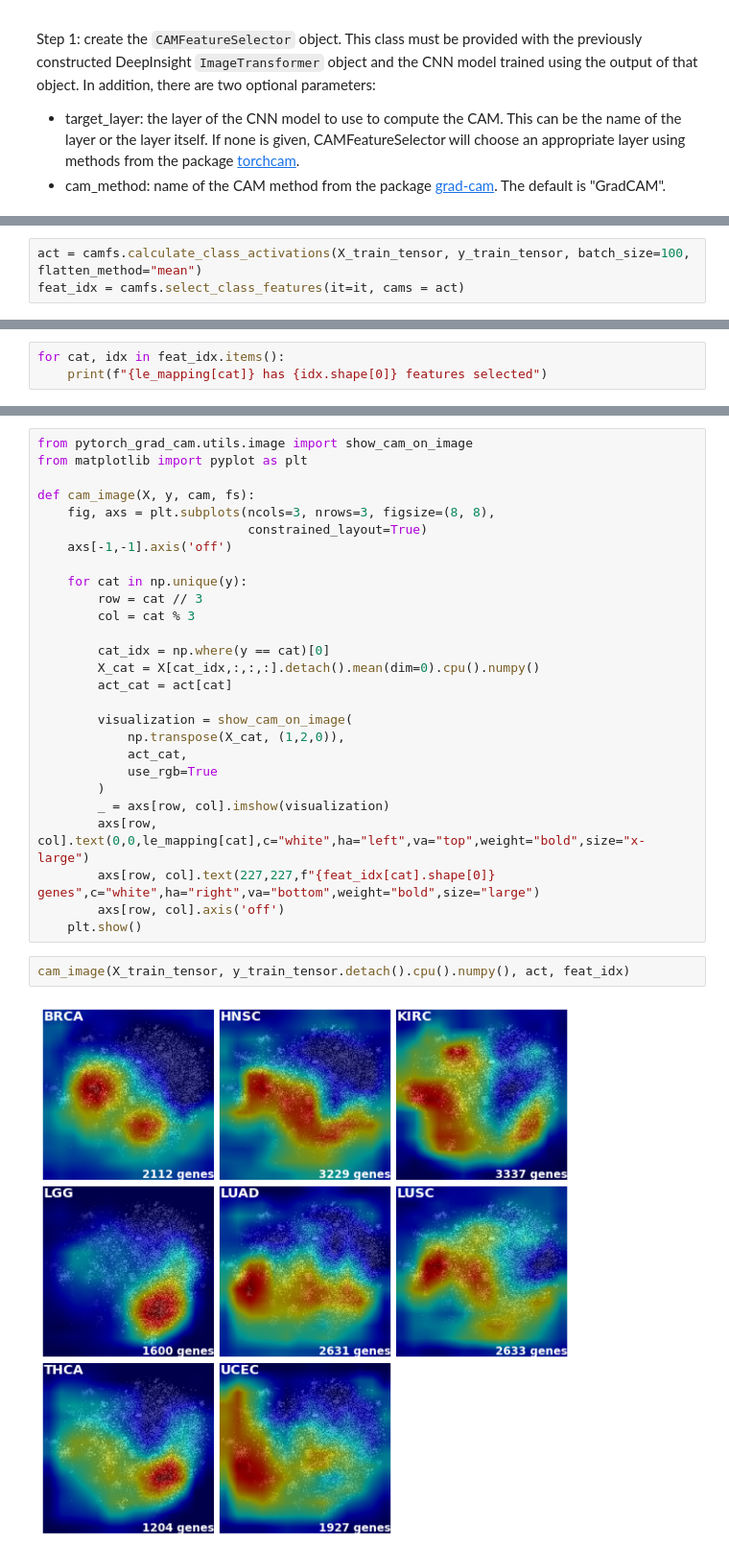
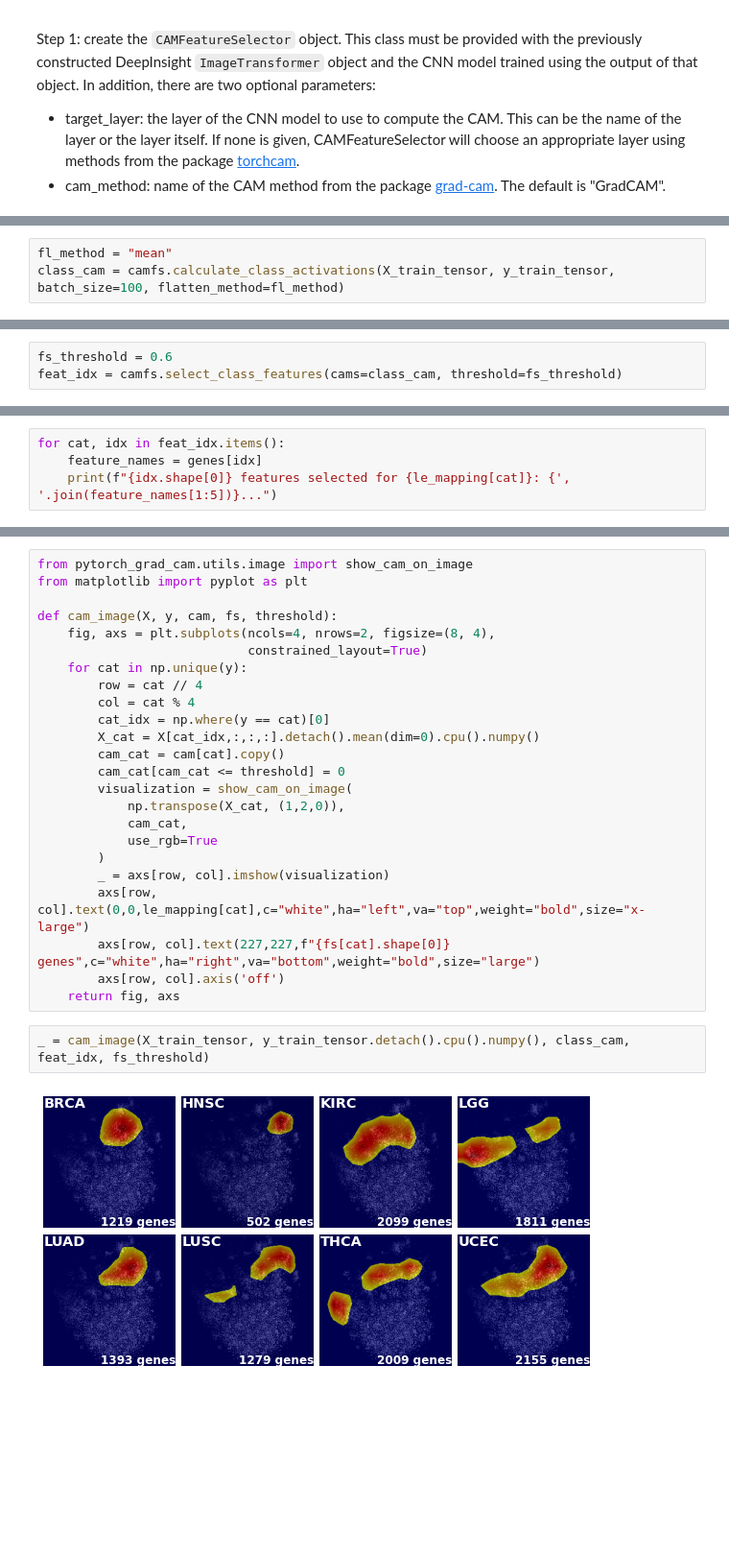
Before and after one commit to alok-ai-lab/pyDeepInsight, a Jupyter notebook: examples/cam_feature_selection.ipynb, the cells around one changed output, grey strips where cells are left out. Shown at 96% size. Drawn from its saved outputs; the diff is of its cells as text; blank space fills up the shorter version.

Commit message:
CAM Feature Selection class and example

```diff
--- a/examples/cam_feature_selection.ipynb
+++ b/examples/cam_feature_selection.ipynb
@@ -137,3 +146,3 @@ camfs = CAMFeatureSelector(model=net, it=it, )
 # %%
-act = camfs.calculate_class_activations(X_train_tensor, y_train_tensor, batch_size=100, flatten_method="mean")
-feat_idx = camfs.select_class_features(it=it, cams = act)
+fl_method = "mean"
+class_cam = camfs.calculate_class_activations(X_train_tensor, y_train_tensor, batch_size=100, flatten_method=fl_method)
@@ -139,0 +151,3 @@ feat_idx = camfs.select_class_features(it=it, cams = act)
+# %%
+fs_threshold = 0.6
+feat_idx = camfs.select_class_features(cams=class_cam, threshold=fs_threshold)
@@ -140,4 +156,5 @@ feat_idx = camfs.select_class_features(it=it, cams = act)
 # %%
 for cat, idx in feat_idx.items():
-    print(f"{le_mapping[cat]} has {idx.shape[0]} features selected")
+    feature_names = genes[idx]
+    print(f"{idx.shape[0]} features selected for {le_mapping[cat]}: {', '.join(feature_names[1:5])}...")
 # %% [output]
@@ -153,30 +172,27 @@ UCEC has 2564 features selected
 from pytorch_grad_cam.utils.image import show_cam_on_image
 from matplotlib import pyplot as plt
 
-def cam_image(X, y, cam, fs):
-    fig, axs = plt.subplots(ncols=3, nrows=3, figsize=(8, 8),
+def cam_image(X, y, cam, fs, threshold):
+    fig, axs = plt.subplots(ncols=4, nrows=2, figsize=(8, 4),
                             constrained_layout=True)
-    axs[-1,-1].axis('off')
-
     for cat in np.unique(y):
-        row = cat // 3
-        col = cat % 3
-
+        row = cat // 4
+        col = cat % 4
         cat_idx = np.where(y == cat)[0]
         X_cat = X[cat_idx,:,:,:].detach().mean(dim=0).cpu().numpy()
-        act_cat = act[cat]
-
+        cam_cat = cam[cat].copy()
+        cam_cat[cam_cat <= threshold] = 0
         visualization = show_cam_on_image(
             np.transpose(X_cat, (1,2,0)),
-            act_cat,
+            cam_cat,
             use_rgb=True
         )
         _ = axs[row, col].imshow(visualization)
         axs[row, col].text(0,0,le_mapping[cat],c="white",ha="left",va="top",weight="bold",size="x-large")
-        axs[row, col].text(227,227,f"{feat_idx[cat].shape[0]} genes",c="white",ha="right",va="bottom",weight="bold",size="large")
+        axs[row, col].text(227,227,f"{fs[cat].shape[0]} genes",c="white",ha="right",va="bottom",weight="bold",size="large")
         axs[row, col].axis('off')
-    plt.show()
+    return fig, axs
 # %%
-cam_image(X_train_tensor, y_train_tensor.detach().cpu().numpy(), act, feat_idx)
+_ = cam_image(X_train_tensor, y_train_tensor.detach().cpu().numpy(), class_cam, feat_idx, fs_threshold)
 # %% [output]
-[figure, old version]
+[figure, new version]
```
Also changed, not shown: parts of 23 cells of this notebook, 1 other file.
